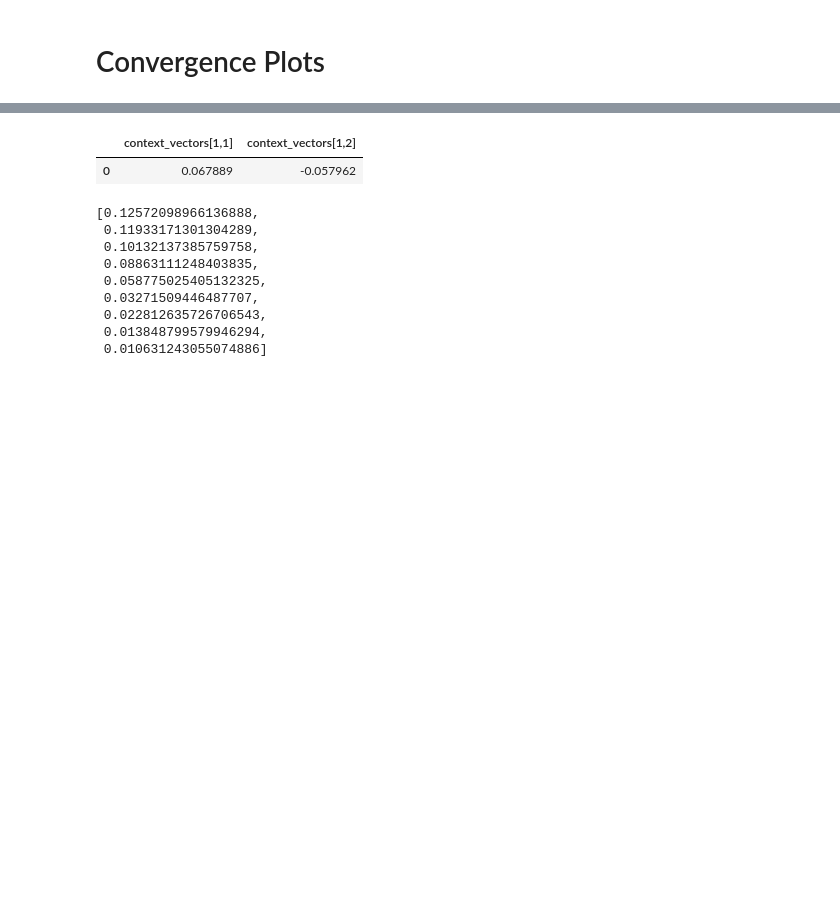
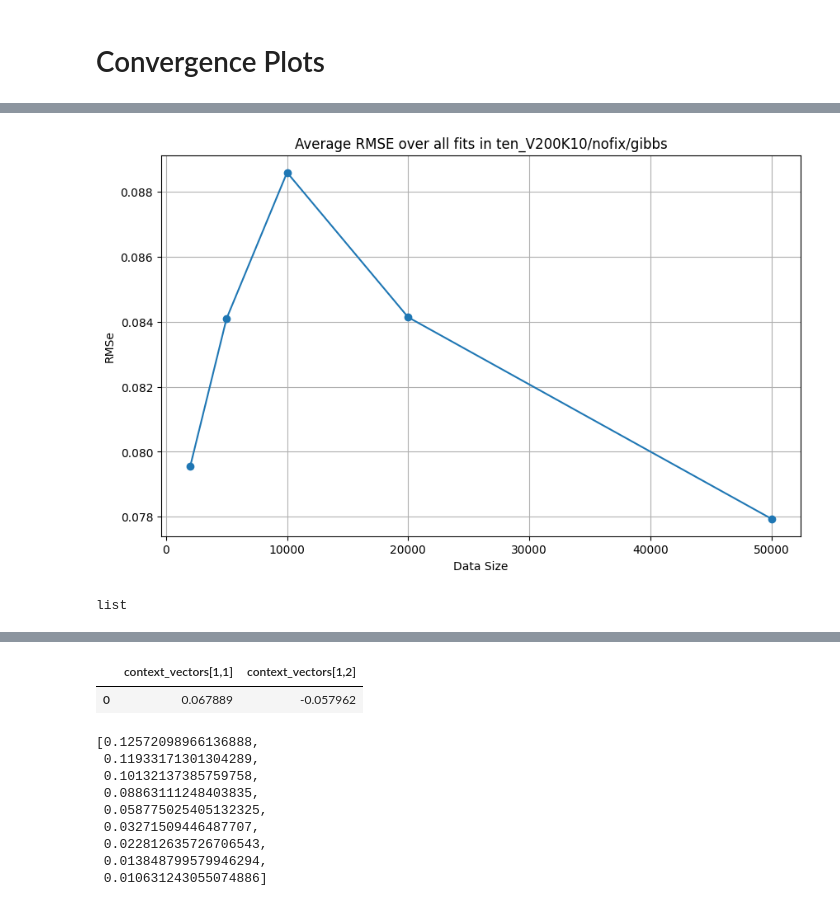
Before and after one commit to ninpnin/embedding-uncertainty-estimation, a Jupyter notebook: stan_simulation/plots.ipynb, the cells around one changed output, grey strips where cells are left out. Drawn from its saved outputs; the diff is of its cells as text; code cells hidden in the pictures; blank space fills up the shorter version.

```diff
--- a/stan_simulation/plots.ipynb
+++ b/stan_simulation/plots.ipynb
@@ -190,0 +362,16 @@ Size: 100000, RMSE: 0.010631243055074886
+# %%
+
+plt.figure(figsize=(10, 6))
+plt.plot(sizes, average_rmse_scores, marker='o')
+plt.xlabel('Data Size')
+plt.ylabel('RMSe')
+plt.title(f'Average RMSE over all fits in {base_dir}')
+# plt.xscale('log')
+plt.grid(True)
+plt.show()
+# %% [output]
+[figure, added]
+# %%
+type(theta_samples)
+# %% [output]
+list
```
Also changed, not shown: parts of 25 cells of this notebook, 1 other file.
